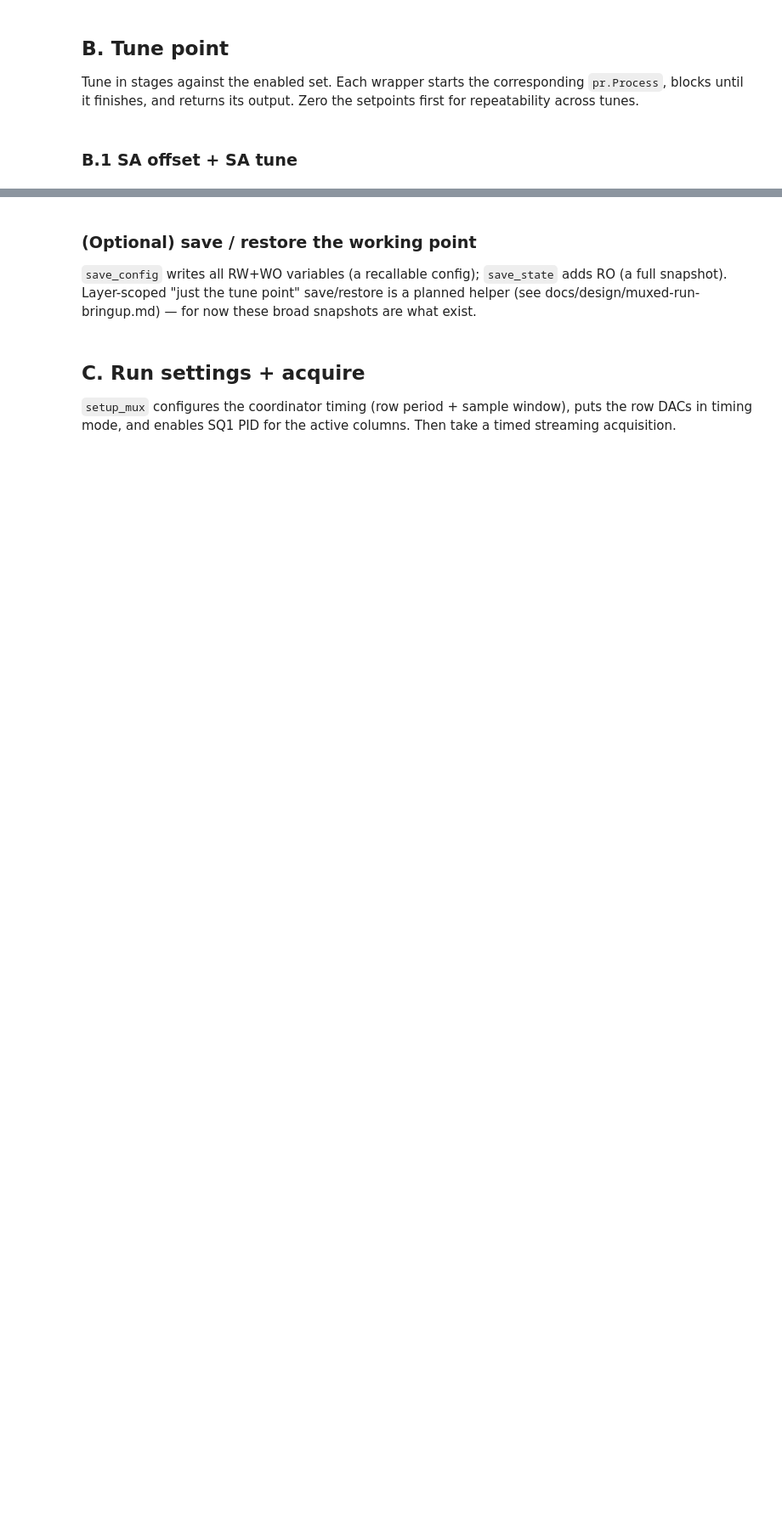
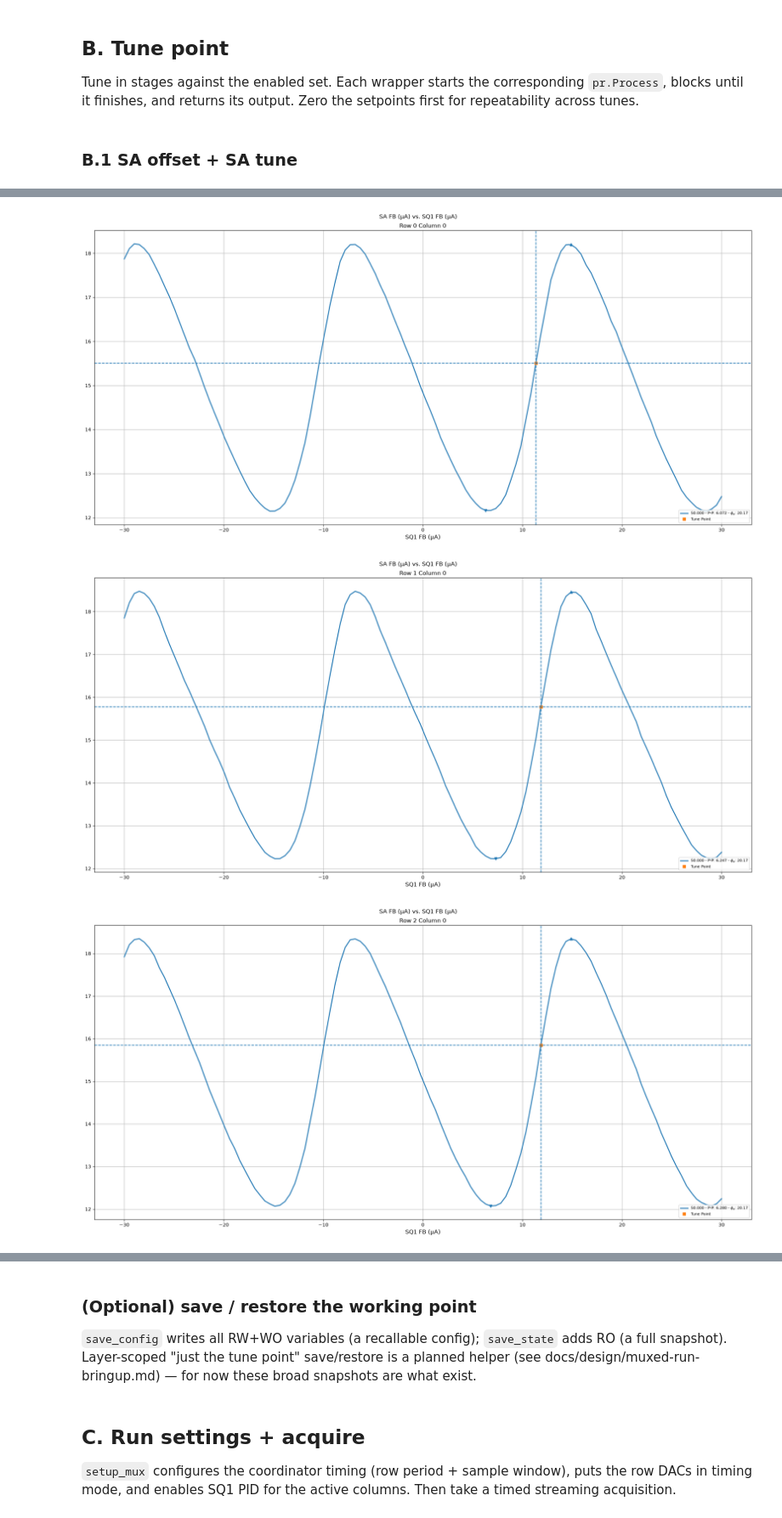
Before and after one commit to slaclab/warm-tdm, a Jupyter notebook: software/jupyter/operations_template.ipynb, the cells around one changed output, grey strips where cells are left out. Shown at 85% size. Saved outputs shown, nothing was run; the diff lists cells and outputs as text; code cells hidden in the pictures; blank space fills up the shorter version.

```diff
--- a/software/jupyter/operations_template.ipynb
+++ b/software/jupyter/operations_template.ipynb
@@ -30,6 +51,6 @@ ops.print_hardware()                               # firmware/build info per boa
 # %% [markdown]
 Optional one-time analog setup (front-end dependent — set for your cryostat):
 # %%
-# ops.set_cryo_resistance(Rcryo_Ohm=250.0)         # roundtrip cable R on all AFE amps
-# ops.set_ps_synch(1)                              # synchronize board power supplies
-# ops.disable_leds()
+ops.set_cryo_resistance(Rcryo_Ohm=116.0)         # roundtrip cable R on all AFE amps
+ops.set_ps_synch(1)                              # synchronize board power supplies
+ops.disable_leds()
@@ -82,8 +163,20 @@ before this — see your hardware notes.)
+# %%
+sq1_out = ops.sq1_tune(
+    Sq1FbLowOffset=-30.0,
+    Sq1FbHighOffset = 30.0,
+    Sq1FbNumSteps = 120,
+    Sq1BiasLowOffset = 50.0,
+    Sq1BiasHighOffset = 50.0,
+    Sq1BiasNumSteps = 1,
+    ServoPrecision=0.0015,
+    ServoKp=-6.4,
+    ServoKi=-0.2,
+)
 # %%
-sq1_out = ops.sq1_tune(
-    Sq1BiasNumSteps=20,
-    ServoPrecision=0.0015,
-)
 # Plot the SQ1 V/phi curves for a few channels:
-# ops.plot_sq1curves(sq1_out, cols=[c for c,e in enumerate(group.ColTuneEnable.get()) if e],
-#                    rows=range(len(group.RowIndexOrderList.get())))
+ops.plot_sq1curves(sq1_out, cols=[c for c,e in enumerate(group.ColTuneEnable.get()) if e],
+                   rows=range(len(group.RowIndexOrderList.get())))
+# %% [output]
+[figure, added]
+[figure, added]
+[figure, added]
```
Also changed, not shown: parts of 17 cells of this notebook, 1 other file.
